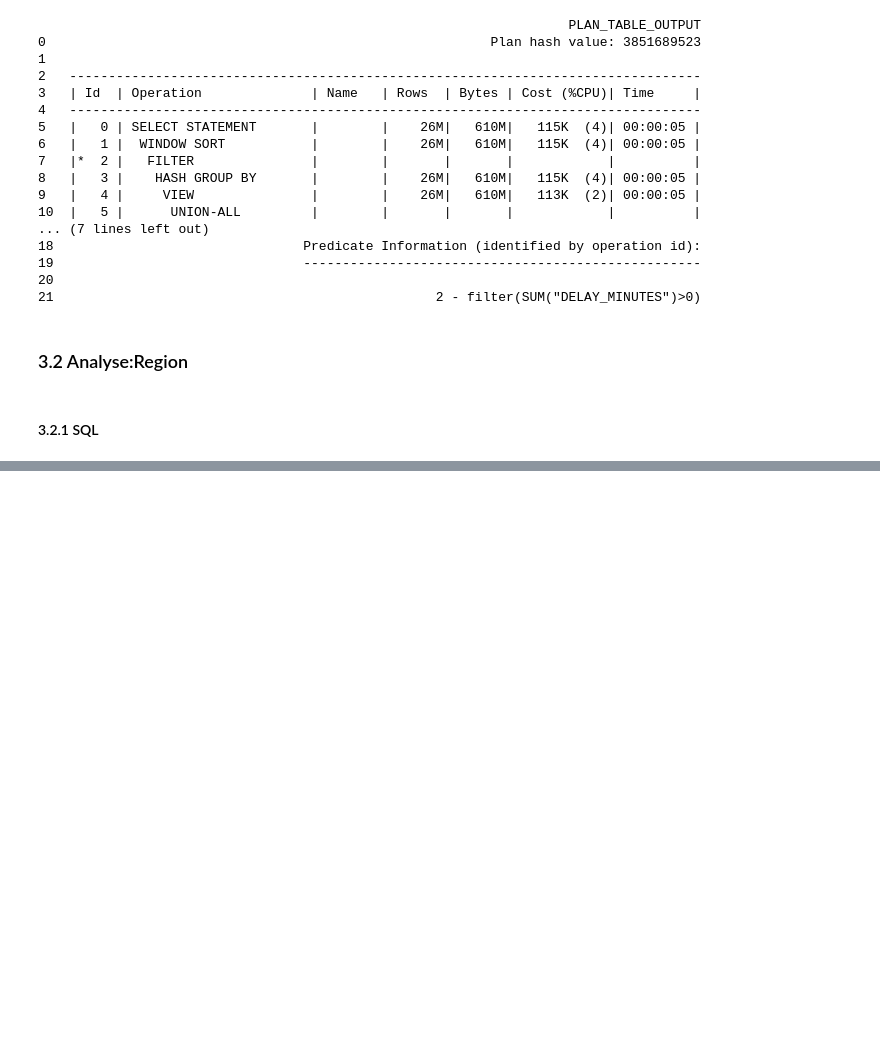
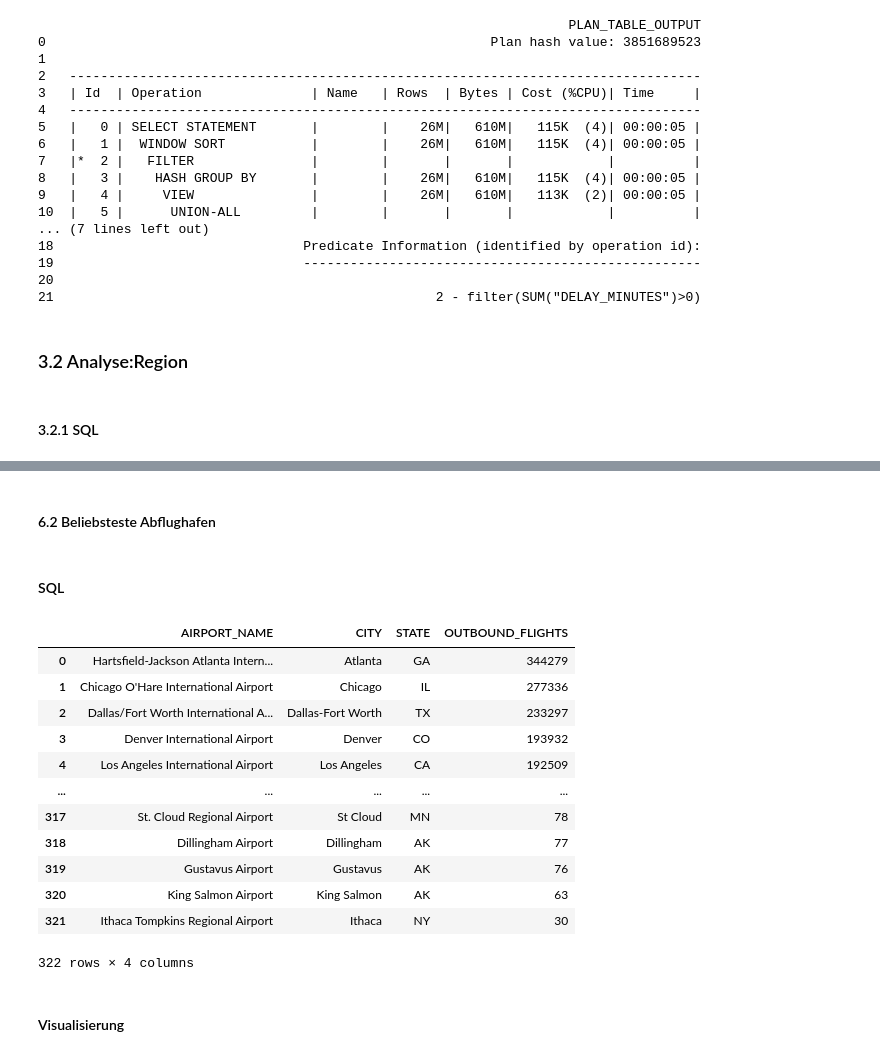
Before and after one commit to Oreo7985/HU-Data-Warehousing, a Jupyter notebook: uebung3/Python-Oracle-Pandas-Primer/Ueb3-Primer-pandas-oracle.ipynb, the cells around one changed output, grey strips where cells are left out. Saved outputs shown, nothing was run; the diff lists cells and outputs as text; code cells hidden in the pictures; blank space fills up the shorter version.

```diff
--- a/uebung3/Python-Oracle-Pandas-Primer/Ueb3-Primer-pandas-oracle.ipynb
+++ b/uebung3/Python-Oracle-Pandas-Primer/Ueb3-Primer-pandas-oracle.ipynb
@@ -553,0 +890,38 @@ create_airport_map(df3_2)
+# %% [markdown]
+#### 6.2 Beliebsteste Abflughafen
+# %% [markdown]
+#### SQL
+# %%
+query6_4 = """
+SELECT
+    f.ORIGIN_AIRPORT AS AIRPORT_NAME,
+    f.ORIGIN_CITY AS CITY,
+    f.ORIGIN_STATE AS STATE,
+    COUNT(*) AS OUTBOUND_FLIGHTS
+FROM FLIGHT f, DELAYS d
+WHERE d.FLIGHT_ID = f.FLIGHT_ID
+    AND d.CANCELLED = 0
+GROUP BY
+    f.ORIGIN_AIRPORT,
+    f.ORIGIN_CITY,
+    f.ORIGIN_STATE
+ORDER BY OUTBOUND_FLIGHTS DESC
+"""
+df6_4 = run_query(query6_4)
+df6_4
+# %% [output]
+|  | AIRPORT_NAME | CITY | STATE | OUTBOUND_FLIGHTS |
+| 0 | Hartsfield-Jackson Atlanta Intern... | Atlanta | GA | 344279 |
+| 1 | Chicago O'Hare International Airport | Chicago | IL | 277336 |
+| 2 | Dallas/Fort Worth International A... | Dallas-Fort Worth | TX | 233297 |
+| 3 | Denver International Airport | Denver | CO | 193932 |
+| 4 | Los Angeles International Airport | Los Angeles | CA | 192509 |
+| ... | ... | ... | ... | ... |
+| 317 | St. Cloud Regional Airport | St Cloud | MN | 78 |
+| 318 | Dillingham Airport | Dillingham | AK | 77 |
+| 319 | Gustavus Airport | Gustavus | AK | 76 |
+| 320 | King Salmon Airport | King Salmon | AK | 63 |
+| 321 | Ithaca Tompkins Regional Airport | Ithaca | NY | 30 |
+322 rows × 4 columns
+# %% [markdown]
+#### Visualisierung
```
Also changed, not shown: parts of 91 cells of this notebook, 16 other files.
